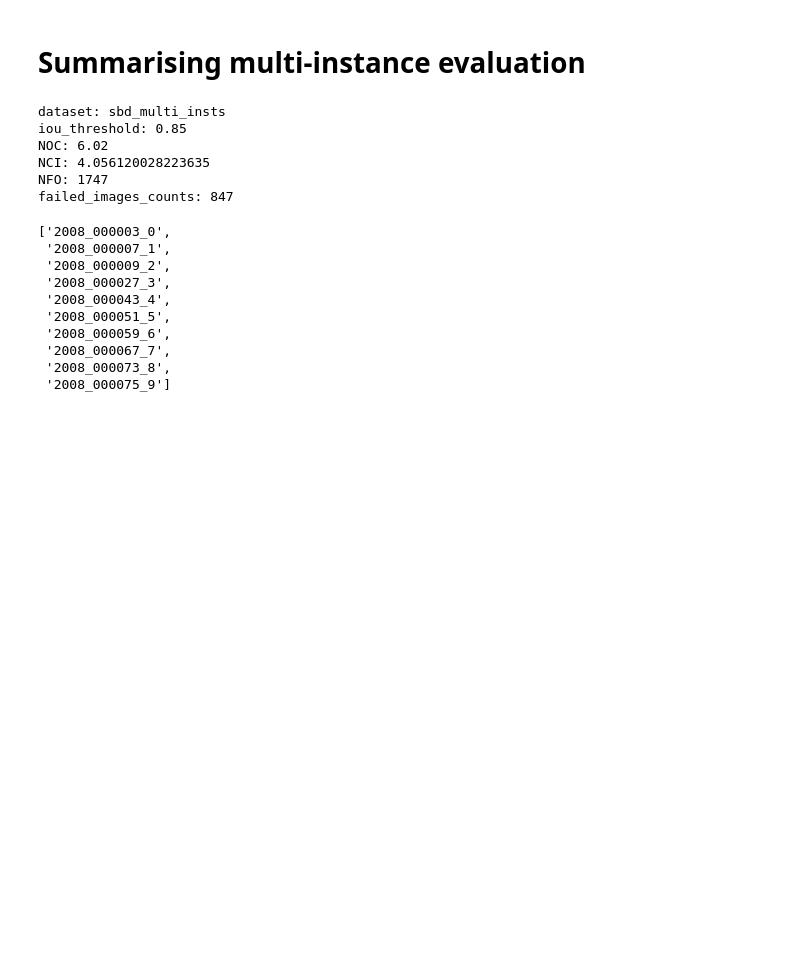
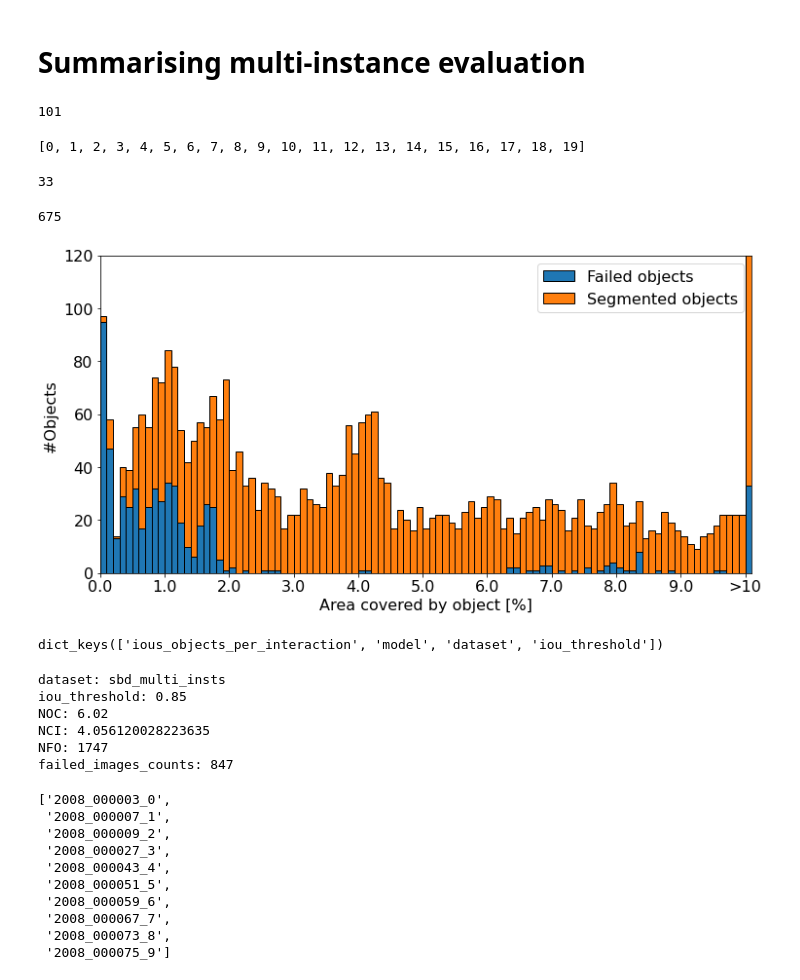
Before and after one commit to amitrana001/DynaMITe, a Jupyter notebook: visual_results.ipynb, the cells around one changed output. Drawn from its saved outputs; the diff is of its cells as text; code cells hidden in the pictures; blank space fills up the shorter version.

```diff
--- a/visual_results.ipynb
+++ b/visual_results.ipynb
@@ -28,0 +159,4 @@ with open(pickle_path, 'rb') as handle:
+# %%
+ious_objects_per_interaction = summary_stats["ious_objects_per_interaction"]
+object_areas_per_image = summary_stats['object_areas_per_image']
+iou_threshold = summary_stats["iou_threshold"]
@@ -28,0 +180,66 @@ with open(pickle_path, 'rb') as handle:
+# %%
+diff_area_bins = np.asarray(all_area_bins) - np.asarray(failed_area_bins)
+# %%
+x = []
+y = []
+d = 1
+i=0
+while(i<100):
+    x.append(sum(failed_area_bins[i:i+d]))
+    y.append(sum(diff_area_bins[i:i+d]))
+    i+=d
+# %%
+x.append(sum(failed_area_bins[i:]))
+y.append(sum(diff_area_bins[i:]))
+# %%
+len(x)
+# %% [output]
+101
+# %%
+list(range(0,20,d))
+# %% [output]
+[0, 1, 2, 3, 4, 5, 6, 7, 8, 9, 10, 11, 12, 13, 14, 15, 16, 17, 18, 19]
+# %%
+x[-1]
+# %% [output]
+33
+# %%
+y[-1]
+# %% [output]
+675
+# %%
+N = len(x)
+
+# boys = (20, 35, 30, 35, 27)
+# girls = (25, 32, 34, 20, 25)
+# boyStd = (2, 3, 4, 1, 2)
+# girlStd = (3, 5, 2, 3, 3)
+ind = np.arange(N)
+width =1.0
+# ticks = (f"{(i+1)*d/10}" for i in list(range(0,N))
+fig = plt.subplots(figsize =(12, 6))
+p1 = plt.bar(ind, x, width,edgecolor='black',align='edge')
+p2 = plt.bar(ind, y, width,align='edge',
+             bottom = x,edgecolor='black')
+
+for (rect1, rect2) in zip(p1,p2):
+    height = rect1.get_height() + rect2.get_height()
+    perc =  round((rect2.get_height()/height)*100,ndigits=2)
+    # plt.text(rect1.get_x() + rect1.get_width() / 2.0, height, f'{height:.0f}', ha='center', va='bottom')
+
+plt.ylabel('#Objects ')
+# plt.title('Failed object areas visualization')
+plt.xlabel("Area covered by object [%]")
+plt.xticks(range(0,101,10), ('0.0', '1.0', '2.0', '3.0', '4.0', '5.0', '6.0', '7.0', '8.0', '9.0', '>10'))
+# plt.xticks(range(N), ticks)
+# plt.yticks(np.arange(0, 1000,100))
+plt.ylim(0,120)
+plt.xlim(0,101)
+plt.legend((p1[0], p2[0]), ('Failed objects', 'Segmented objects'))
+import tikzplotlib
+
+tikzplotlib.save("test.tex")
+plt.savefig("a.jpg")
+plt.show()
+# %% [output]
+[figure, added]
@@ -28,0 +281,4 @@ with open(pickle_path, 'rb') as handle:
+# %%
+b.keys()
+# %% [output]
+dict_keys(['ious_objects_per_interaction', 'model', 'dataset', 'iou_threshold'])
```
Also changed, not shown: parts of 27 cells of this notebook, 56 other files.
